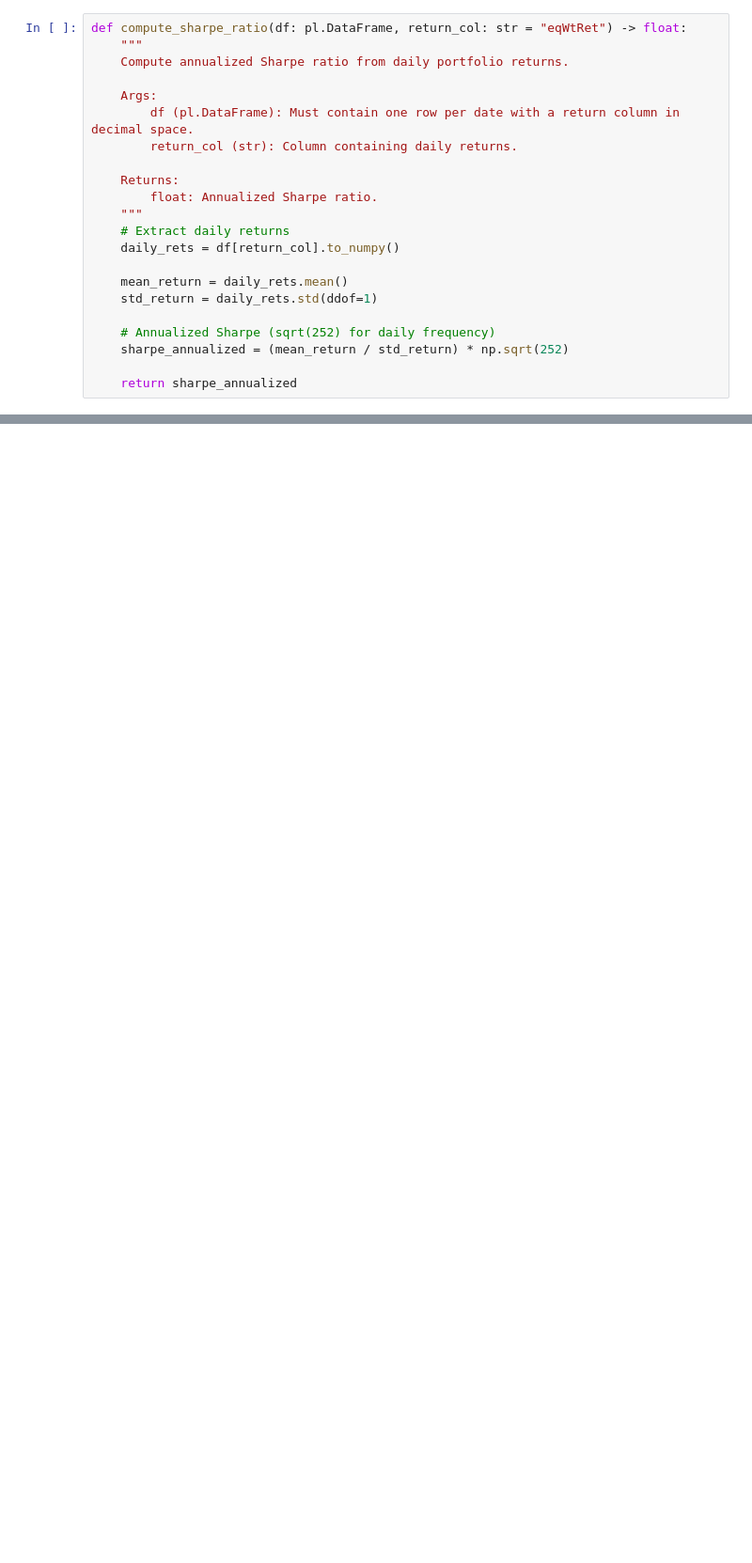
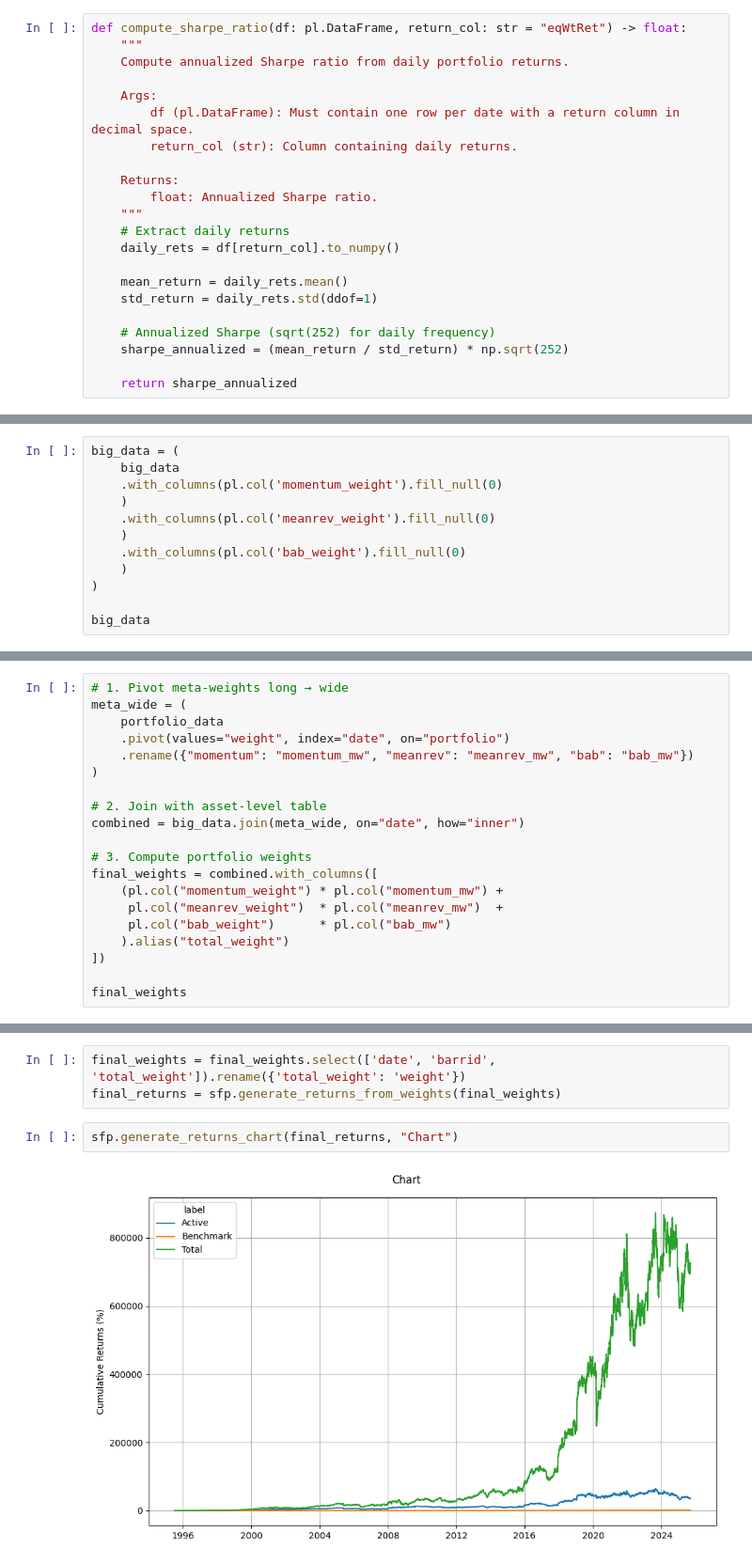
Before and after one commit to xylr11/orthogonal-alphas, a Jupyter notebook: synMVO/synMVO.ipynb, the cells around one changed output, grey strips where cells are left out. Shown at 94% size. Cells and saved outputs as stored; diff of their text form; blank space fills up the shorter version.

```diff
--- a/synMVO/synMVO.ipynb
+++ b/synMVO/synMVO.ipynb
@@ -266,0 +293,12 @@ np.float64(2.5457595061977876)
+# %%
+big_data = (
+    big_data
+    .with_columns(pl.col('momentum_weight').fill_null(0)
+    )
+    .with_columns(pl.col('meanrev_weight').fill_null(0)
+    )
+    .with_columns(pl.col('bab_weight').fill_null(0)
+    )
+)
+
+big_data
@@ -266,0 +320,20 @@ np.float64(2.5457595061977876)
+# %%
+# 1. Pivot meta-weights long → wide
+meta_wide = (
+    portfolio_data
+    .pivot(values="weight", index="date", on="portfolio")
+    .rename({"momentum": "momentum_mw", "meanrev": "meanrev_mw", "bab": "bab_mw"})
+)
+
+# 2. Join with asset-level table
+combined = big_data.join(meta_wide, on="date", how="inner")
+
+# 3. Compute portfolio weights
+final_weights = combined.with_columns([
+    (pl.col("momentum_weight") * pl.col("momentum_mw") +
+     pl.col("meanrev_weight")  * pl.col("meanrev_mw")  +
+     pl.col("bab_weight")      * pl.col("bab_mw")
+    ).alias("total_weight")
+])
+
+final_weights
@@ -266,0 +401,7 @@ np.float64(2.5457595061977876)
+# %%
+final_weights = final_weights.select(['date', 'barrid', 'total_weight']).rename({'total_weight': 'weight'})
+final_returns = sfp.generate_returns_from_weights(final_weights)
+# %%
+sfp.generate_returns_chart(final_returns, "Chart")
+# %% [output]
+[figure, added]
```
Also changed, not shown: parts of 14 cells of this notebook.
